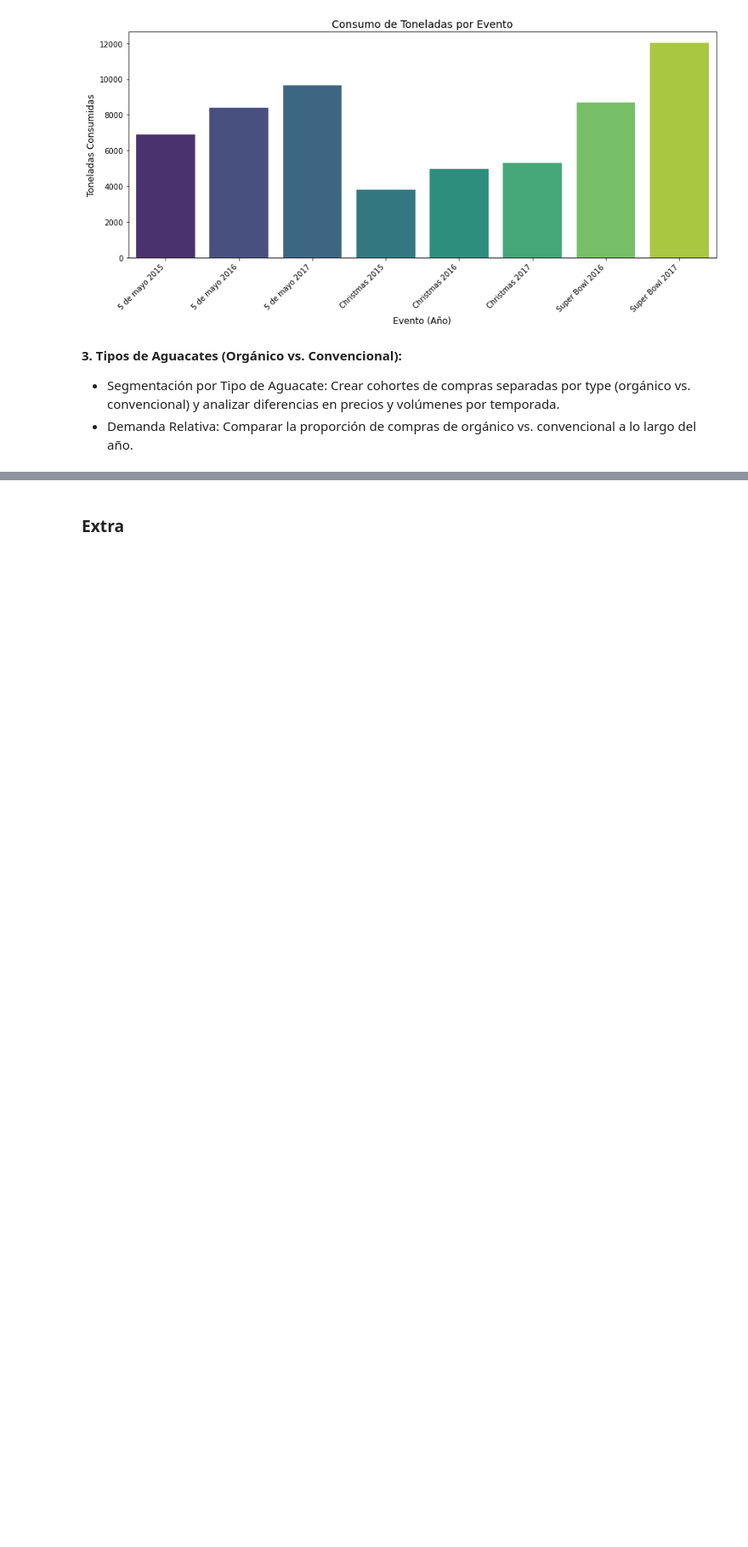
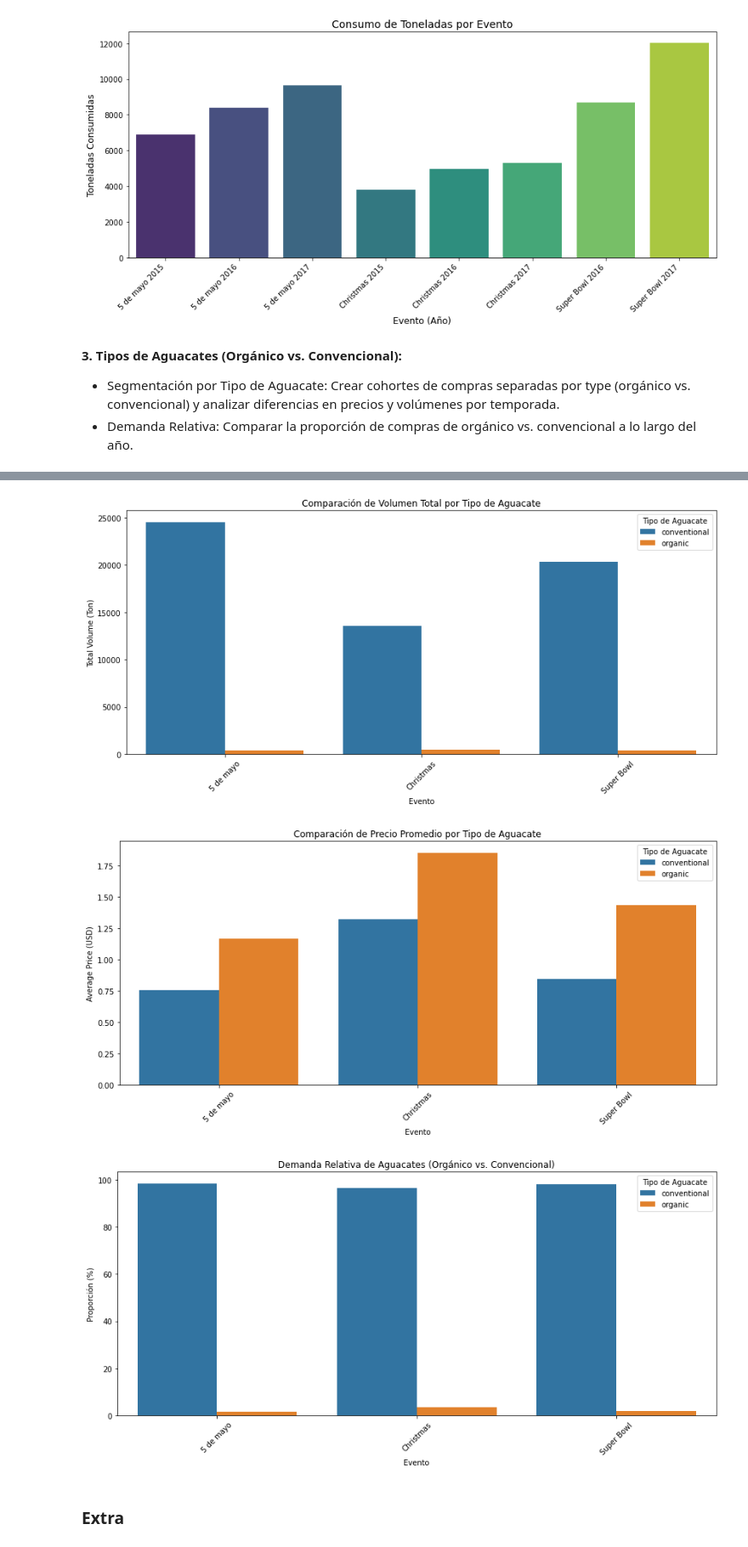
Before and after one commit to Julix4/AvoEconomics, a Jupyter notebook: cohortes-avanzados.ipynb, the cells around one changed output, grey strips where cells are left out. Shown: that part at 85% size. Cells and saved outputs as stored; diff of their text form; code cells hidden in the pictures; blank space fills up the shorter version.

```diff
--- a/cohortes-avanzados.ipynb
+++ b/cohortes-avanzados.ipynb
@@ -565,0 +522,18 @@ distribution_summary.round(2)
+# %%
+# Recalcular métricas
+type_metrics = df_filtered.groupby(['event', 'type']).agg(
+    total_volume=('Total Volume', 'sum'),       # Suma del volumen total
+    total_tons=('cant_toneladas', 'sum'),      # Suma de toneladas
+    average_price=('AveragePrice', 'mean')     # Precio promedio
+).reset_index()
+
+# Calcular proporciones de demanda relativa (orgánico vs. convencional)
+relative_demand = df_filtered.groupby(['event', 'type']).agg(
+    total_volume=('Total Volume', 'sum')
+).reset_index()
+
+# Calcular el total por evento
+total_volume_by_event = relative_demand.groupby('event')['total_volume'].transform('sum')
+
+# Calcular la proporción
+relative_demand['proportion (%)'] = (relative_demand['total_volume'] / total_volume_by_event) * 100
@@ -566,3 +550,42 @@ distribution_summary.round(2)
+# %%
+import matplotlib.pyplot as plt
+import seaborn as sns
+
+# Gráfico 1: Comparación de precios y volúmenes por tipo de aguacate (orgánico vs. convencional)
+plt.figure(figsize=(12, 6))
+sns.barplot(data=type_metrics, x="event", y="total_tons", hue="type")
+plt.title("Comparación de Volumen Total por Tipo de Aguacate")
+plt.xlabel("Evento")
+plt.ylabel("Total Volume (Ton)")
+plt.xticks(rotation=45)
+plt.legend(title="Tipo de Aguacate")
+plt.tight_layout()
+plt.show()
+
+plt.figure(figsize=(12, 6))
+sns.barplot(data=type_metrics, x="event", y="average_price", hue="type")
+plt.title("Comparación de Precio Promedio por Tipo de Aguacate")
+plt.xlabel("Evento")
+plt.ylabel("Average Price (USD)")
+plt.xticks(rotation=45)
+plt.legend(title="Tipo de Aguacate")
+plt.tight_layout()
+plt.show()
+
+# Gráfico 2: Demanda relativa (proporción de orgánico vs. convencional) por evento
+plt.figure(figsize=(12, 6))
+sns.barplot(data=relative_demand, x="event", y="proportion (%)", hue="type")
+plt.title("Demanda Relativa de Aguacates (Orgánico vs. Convencional)")
+plt.xlabel("Evento")
+plt.ylabel("Proporción (%)")
+plt.xticks(rotation=45)
+plt.legend(title="Tipo de Aguacate")
+plt.tight_layout()
+plt.show()
+# %% [output]
+[figure, added]
+[figure, added]
+[figure, added]
 # %% [markdown]
 ### Extra
 # %%
```
Also changed, not shown: parts of 5 cells of this notebook, 3 other files.
